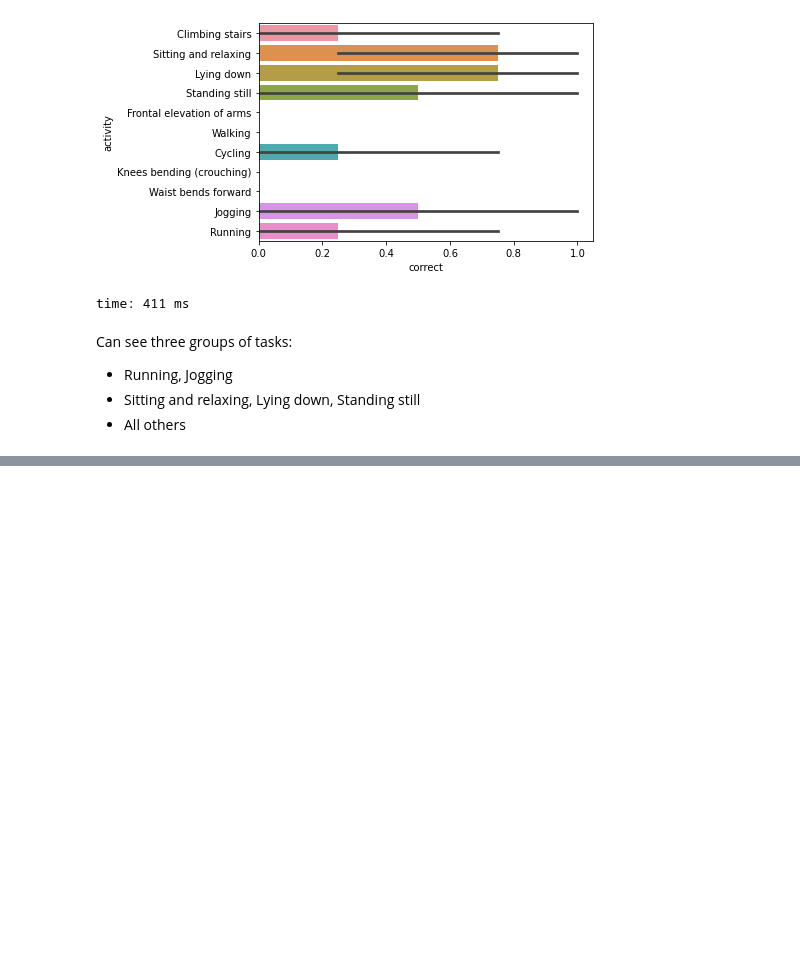
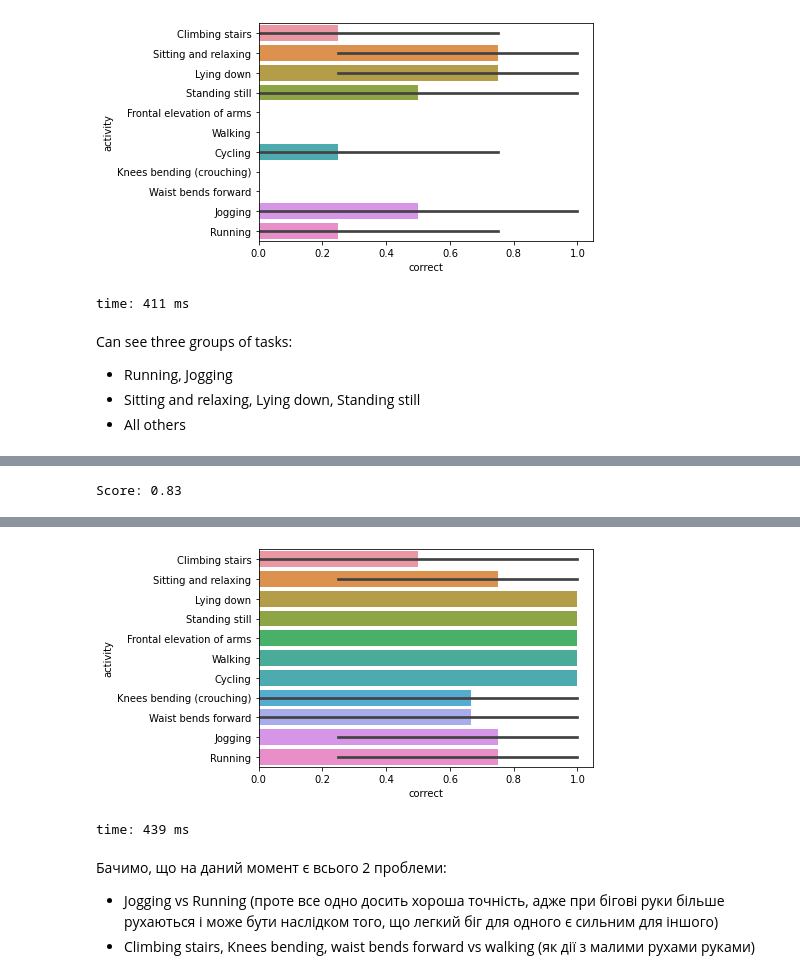
Before and after one commit to Midren/ActivityClassification, a Jupyter notebook: project.ipynb, the cells around one changed output, grey strips where cells are left out. Drawn from its saved outputs; the diff is of its cells as text; code cells hidden in the pictures; blank space fills up the shorter version.

```diff
--- a/project.ipynb
+++ b/project.ipynb
@@ -642,0 +838,9 @@ Can see three groups of tasks:
+# %%
+model = SVC(C=13, kernel='poly', degree=2)
+model.fit(X_train, y_train)
+y_pred = model.predict(X_test)
+score = accuracy_score(y_pred, y_test)
+print("Score: {:.2f}".format(score))
+show_result(y_pred, y_test)
+# %% [output]
+Score: 0.83
@@ -642,0 +848,6 @@ Can see three groups of tasks:
+[figure, added]
+time: 439 ms
+# %% [markdown]
+Бачимо, що на даний момент є всього 2 проблеми:
+- Jogging vs Running (проте все одно досить хороша точність, адже при бігові руки більше рухаються і може бути наслідком того, що легкий біг для одного є сильним для іншого)
+- Climbing stairs, Knees bending, waist bends forward vs walking (як дії з малими рухами руками)
```
Also changed, not shown: parts of 19 cells of this notebook.
